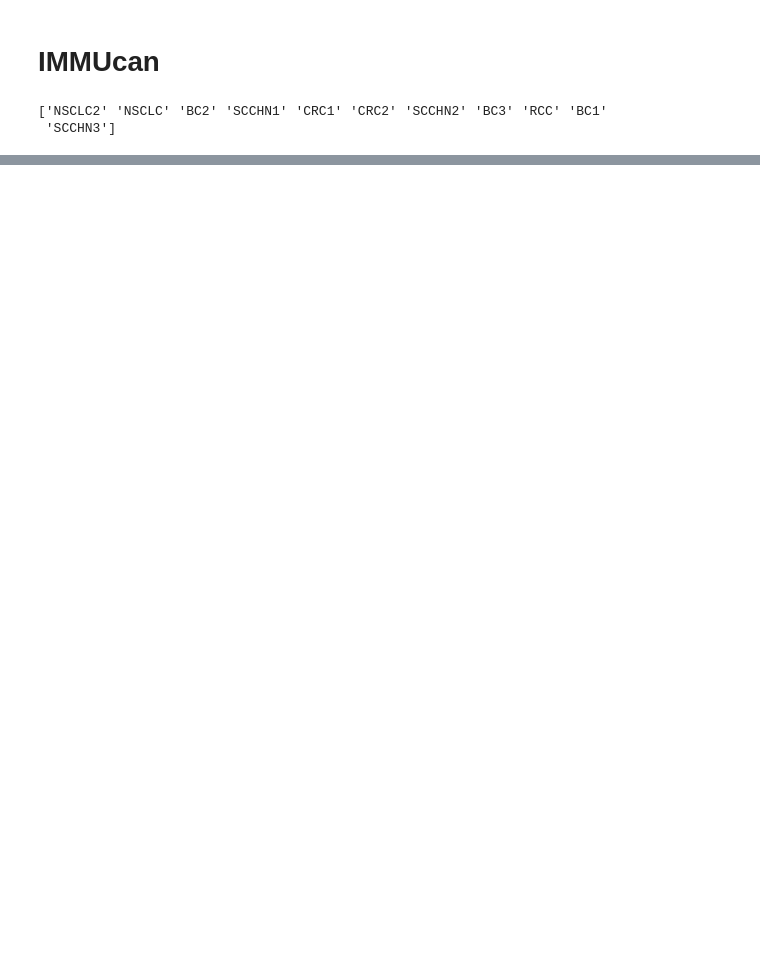
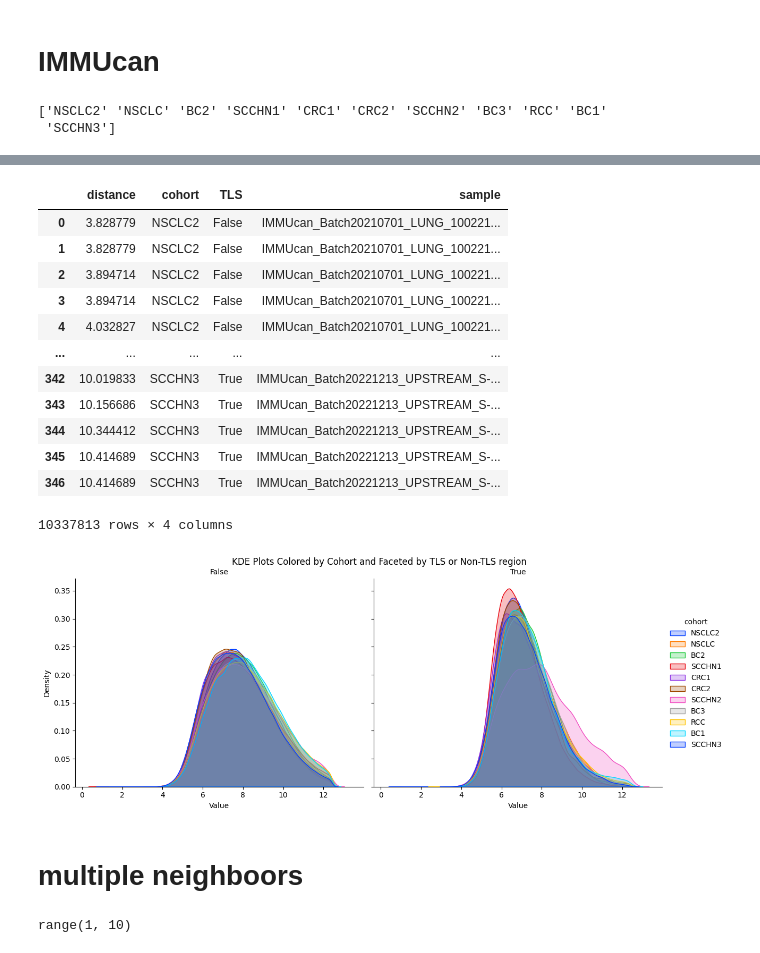
Before and after one commit to mouneem/Spatial-Omics-Networks-Benchmark-, a Jupyter notebook: pipelines/2 - Distance definition.ipynb, the cells around one changed output, grey strips where cells are left out. Drawn from its saved outputs; the diff is of its cells as text; code cells hidden in the pictures; blank space fills up the shorter version.

```diff
--- a/pipelines/2 - Distance definition.ipynb
+++ b/pipelines/2 - Distance definition.ipynb
@@ -218,0 +182,55 @@ plt.show()
+# %%
+all_distances_df
+# Calculate Q1 (25th percentile) and Q3 (75th percentile)
+Q1 = all_distances_df['distance'].quantile(0.25)
+Q3 = all_distances_df['distance'].quantile(0.75)
+IQR = Q3 - Q1
+
+# Define outlier criteria
+lower_bound = Q1 - 1.5 * IQR
+upper_bound = Q3 + 1.5 * IQR
+
+# Filter out outliers
+all_distances_df_filtered = all_distances_df[(all_distances_df['distance'] <= upper_bound)]
+
+
+display(all_distances_df)
+# Plot the KDE with hue and style
+# Set up the FacetGrid
+g = sns.FacetGrid(all_distances_df_filtered, col='TLS', hue='cohort', palette='bright', height=5, aspect=1.2)
+# Map the KDE plot to the grid
+g.map(sns.kdeplot, 'distance', fill=True)
+
+# Add legend
+g.add_legend()
+
+# Add titles and adjust layout
+g.set_titles(col_template="{col_name}")
+g.set_axis_labels('Value', 'Density')
+plt.subplots_adjust(top=0.9)
+g.fig.suptitle('KDE Plots Colored by Cohort and Faceted by TLS or Non-TLS region')
+
+# Show plot
+plt.show()
+# %% [output]
+|  | distance | cohort | TLS | sample |
+| 0 | 3.828779 | NSCLC2 | False | IMMUcan_Batch20210701_LUNG_100221... |
+| 1 | 3.828779 | NSCLC2 | False | IMMUcan_Batch20210701_LUNG_100221... |
+| 2 | 3.894714 | NSCLC2 | False | IMMUcan_Batch20210701_LUNG_100221... |
+| 3 | 3.894714 | NSCLC2 | False | IMMUcan_Batch20210701_LUNG_100221... |
+| 4 | 4.032827 | NSCLC2 | False | IMMUcan_Batch20210701_LUNG_100221... |
+| ... | ... | ... | ... | ... |
+| 342 | 10.019833 | SCCHN3 | True | IMMUcan_Batch20221213_UPSTREAM_S-... |
+| 343 | 10.156686 | SCCHN3 | True | IMMUcan_Batch20221213_UPSTREAM_S-... |
+| 344 | 10.344412 | SCCHN3 | True | IMMUcan_Batch20221213_UPSTREAM_S-... |
+| 345 | 10.414689 | SCCHN3 | True | IMMUcan_Batch20221213_UPSTREAM_S-... |
+| 346 | 10.414689 | SCCHN3 | True | IMMUcan_Batch20221213_UPSTREAM_S-... |
+10337813 rows × 4 columns
+[figure, added]
+# %% [markdown]
+# multiple neighboors
+# %%
+neighboors = range(1, 10)
+neighboors
+# %% [output]
+range(1, 10)
```
Also changed, not shown: parts of 18 cells of this notebook.
